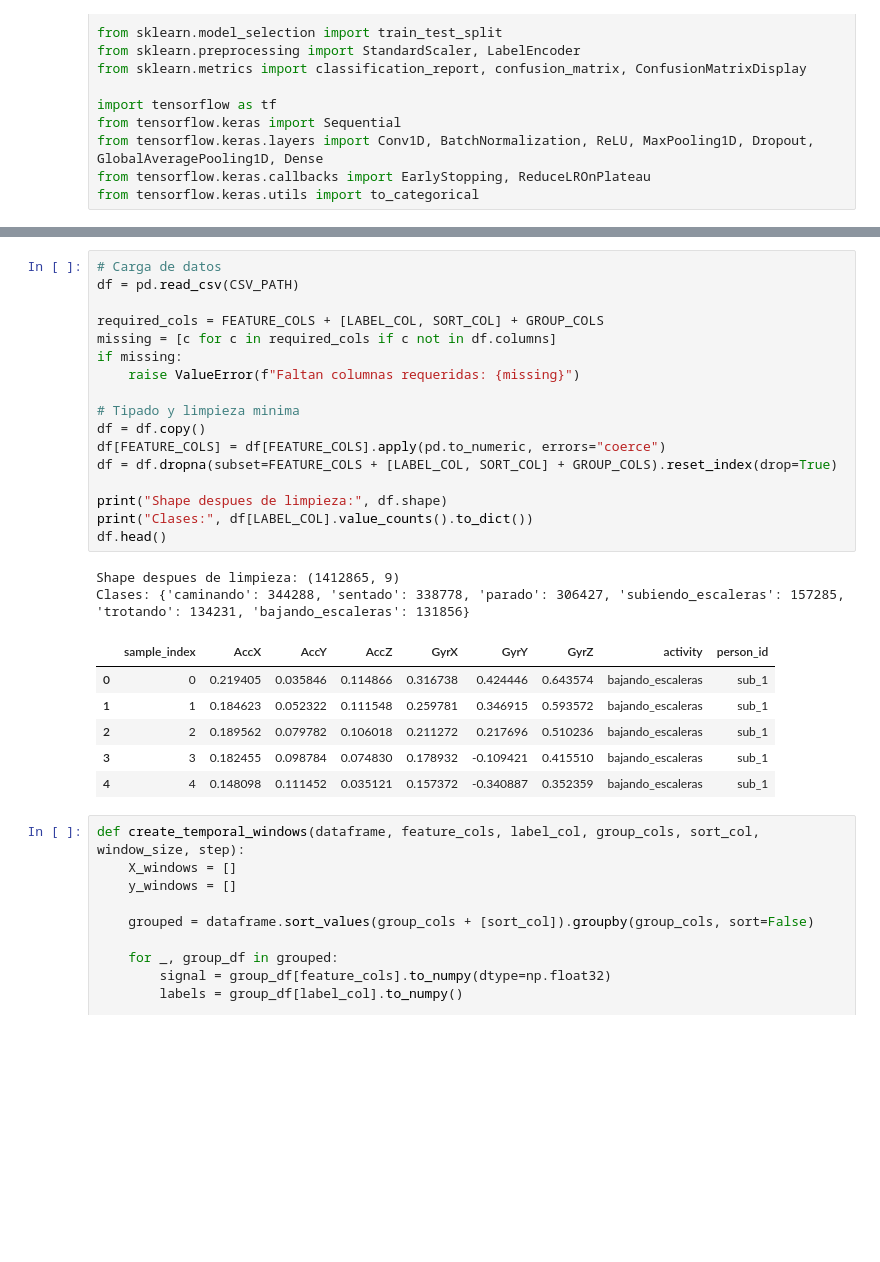
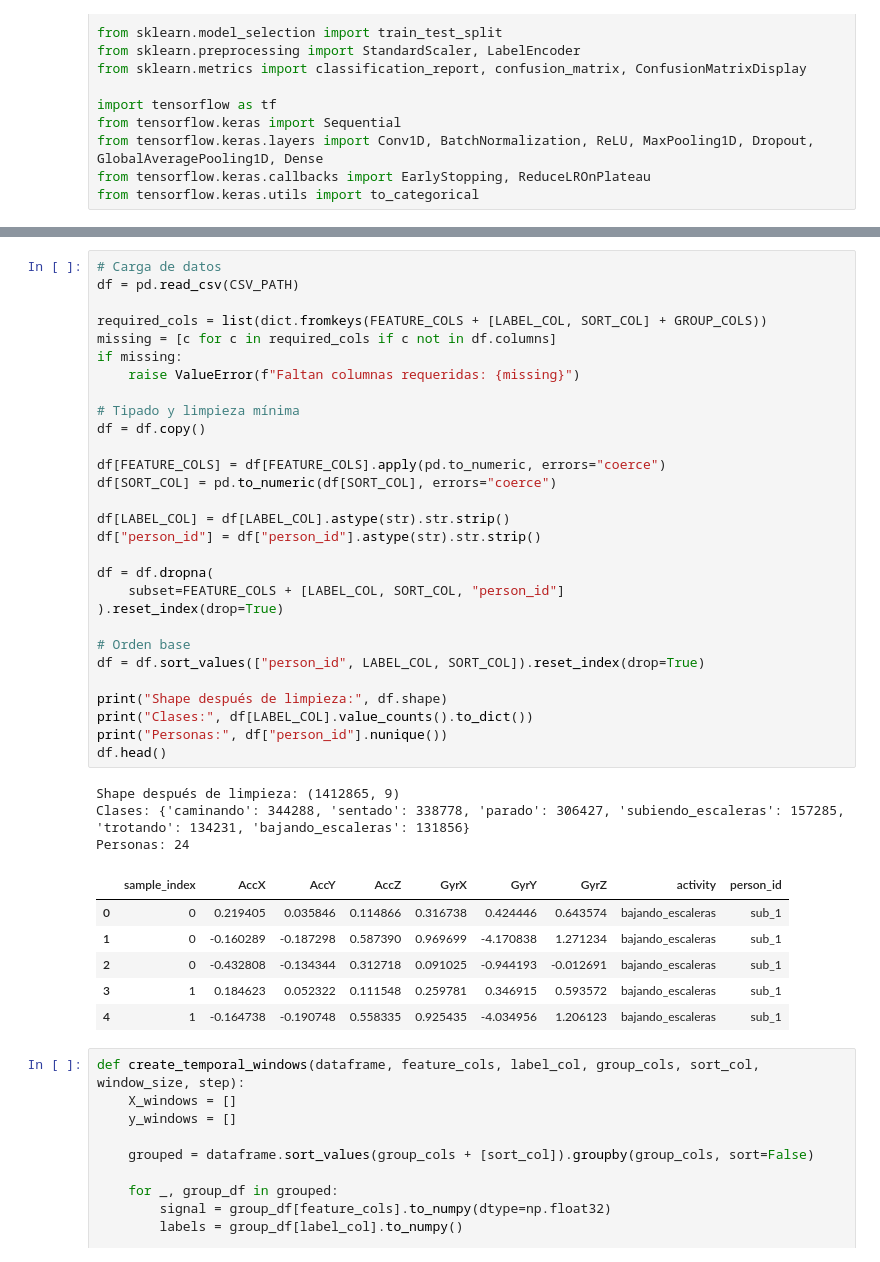
Before and after one commit to SheimaeTajamar/Vitalia-Health-Insurance, a Jupyter notebook: model/sensor_activity_fall_pipeline.ipynb, the cells around one changed output, grey strips where cells are left out. Cells and saved outputs as stored; diff of their text form; blank space fills up the shorter version.

```diff
--- a/model/sensor_activity_fall_pipeline.ipynb
+++ b/model/sensor_activity_fall_pipeline.ipynb
@@ -39,29 +55,42 @@ EPOCHS = 25
 # %%
 # Carga de datos
 df = pd.read_csv(CSV_PATH)
 
-required_cols = FEATURE_COLS + [LABEL_COL, SORT_COL] + GROUP_COLS
+required_cols = list(dict.fromkeys(FEATURE_COLS + [LABEL_COL, SORT_COL] + GROUP_COLS))
 missing = [c for c in required_cols if c not in df.columns]
 if missing:
     raise ValueError(f"Faltan columnas requeridas: {missing}")
 
-# Tipado y limpieza minima
+# Tipado y limpieza mínima
 df = df.copy()
+
 df[FEATURE_COLS] = df[FEATURE_COLS].apply(pd.to_numeric, errors="coerce")
-df = df.dropna(subset=FEATURE_COLS + [LABEL_COL, SORT_COL] + GROUP_COLS).reset_index(drop=True)
+df[SORT_COL] = pd.to_numeric(df[SORT_COL], errors="coerce")
 
-print("Shape despues de limpieza:", df.shape)
+df[LABEL_COL] = df[LABEL_COL].astype(str).str.strip()
+df["person_id"] = df["person_id"].astype(str).str.strip()
+
+df = df.dropna(
+    subset=FEATURE_COLS + [LABEL_COL, SORT_COL, "person_id"]
+).reset_index(drop=True)
+
+# Orden base
+df = df.sort_values(["person_id", LABEL_COL, SORT_COL]).reset_index(drop=True)
+
+print("Shape después de limpieza:", df.shape)
 print("Clases:", df[LABEL_COL].value_counts().to_dict())
+print("Personas:", df["person_id"].nunique())
 df.head()
 # %% [output]
-Shape despues de limpieza: (1412865, 9)
+Shape después de limpieza: (1412865, 9)
 Clases: {'caminando': 344288, 'sentado': 338778, 'parado': 306427, 'subiendo_escaleras': 157285, 'trotando': 134231, 'bajando_escaleras': 131856}
+Personas: 24
 |  | sample_index | AccX | AccY | AccZ | GyrX | GyrY | GyrZ | activity | person_id |
 | 0 | 0 | 0.219405 | 0.035846 | 0.114866 | 0.316738 | 0.424446 | 0.643574 | bajando_escaleras | sub_1 |
-| 1 | 1 | 0.184623 | 0.052322 | 0.111548 | 0.259781 | 0.346915 | 0.593572 | bajando_escaleras | sub_1 |
-| 2 | 2 | 0.189562 | 0.079782 | 0.106018 | 0.211272 | 0.217696 | 0.510236 | bajando_escaleras | sub_1 |
-| 3 | 3 | 0.182455 | 0.098784 | 0.074830 | 0.178932 | -0.109421 | 0.415510 | bajando_escaleras | sub_1 |
-| 4 | 4 | 0.148098 | 0.111452 | 0.035121 | 0.157372 | -0.340887 | 0.352359 | bajando_escaleras | sub_1 |
+| 1 | 0 | -0.160289 | -0.187298 | 0.587390 | 0.969699 | -4.170838 | 1.271234 | bajando_escaleras | sub_1 |
+| 2 | 0 | -0.432808 | -0.134344 | 0.312718 | 0.091025 | -0.944193 | -0.012691 | bajando_escaleras | sub_1 |
+| 3 | 1 | 0.184623 | 0.052322 | 0.111548 | 0.259781 | 0.346915 | 0.593572 | bajando_escaleras | sub_1 |
+| 4 | 1 | -0.164738 | -0.190748 | 0.558335 | 0.925435 | -4.034956 | 1.206123 | bajando_escaleras | sub_1 |
 # %%
 def create_temporal_windows(dataframe, feature_cols, label_col, group_cols, sort_col, window_size, step):
     X_windows = []
```
Also changed, not shown: parts of 3 cells of this notebook, 16 other files.
